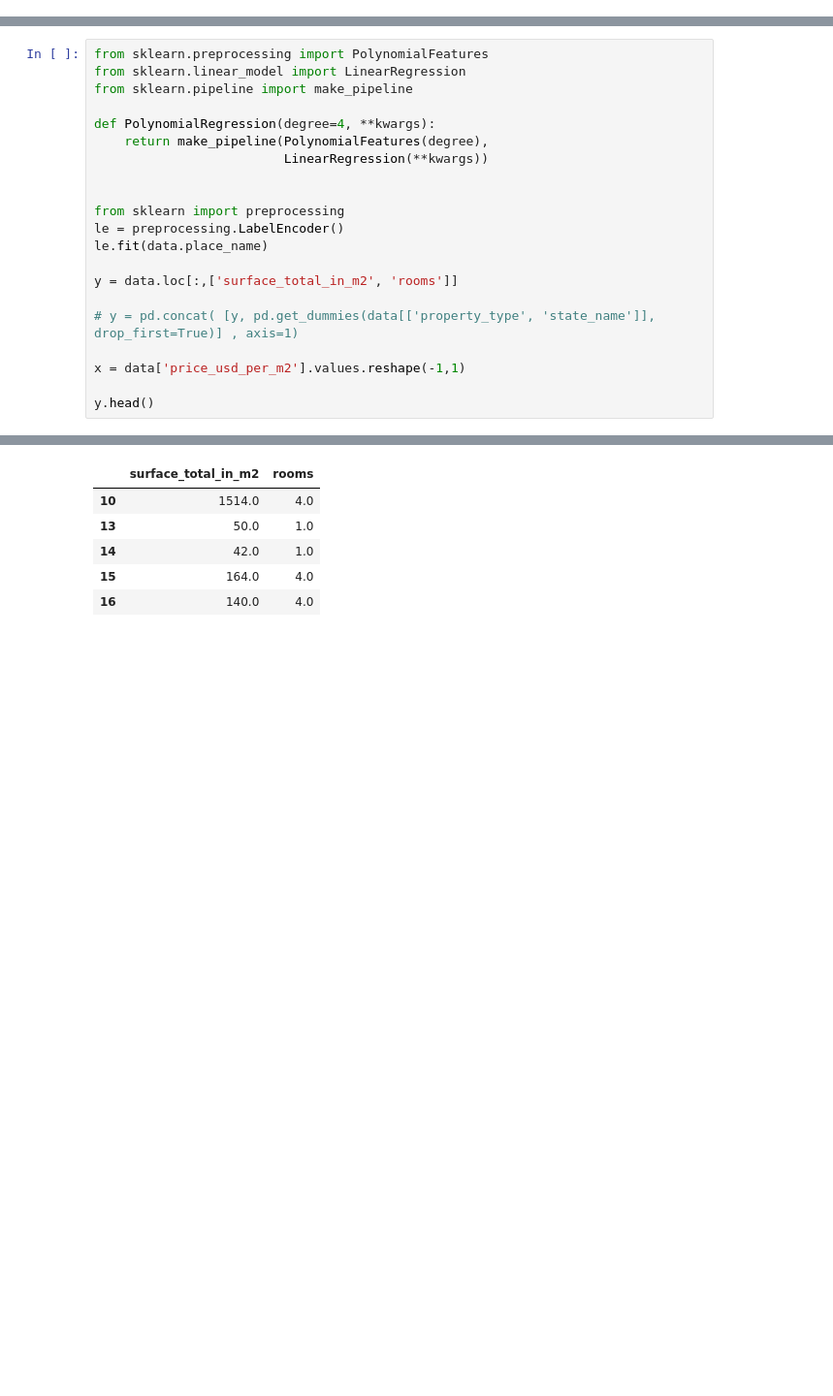
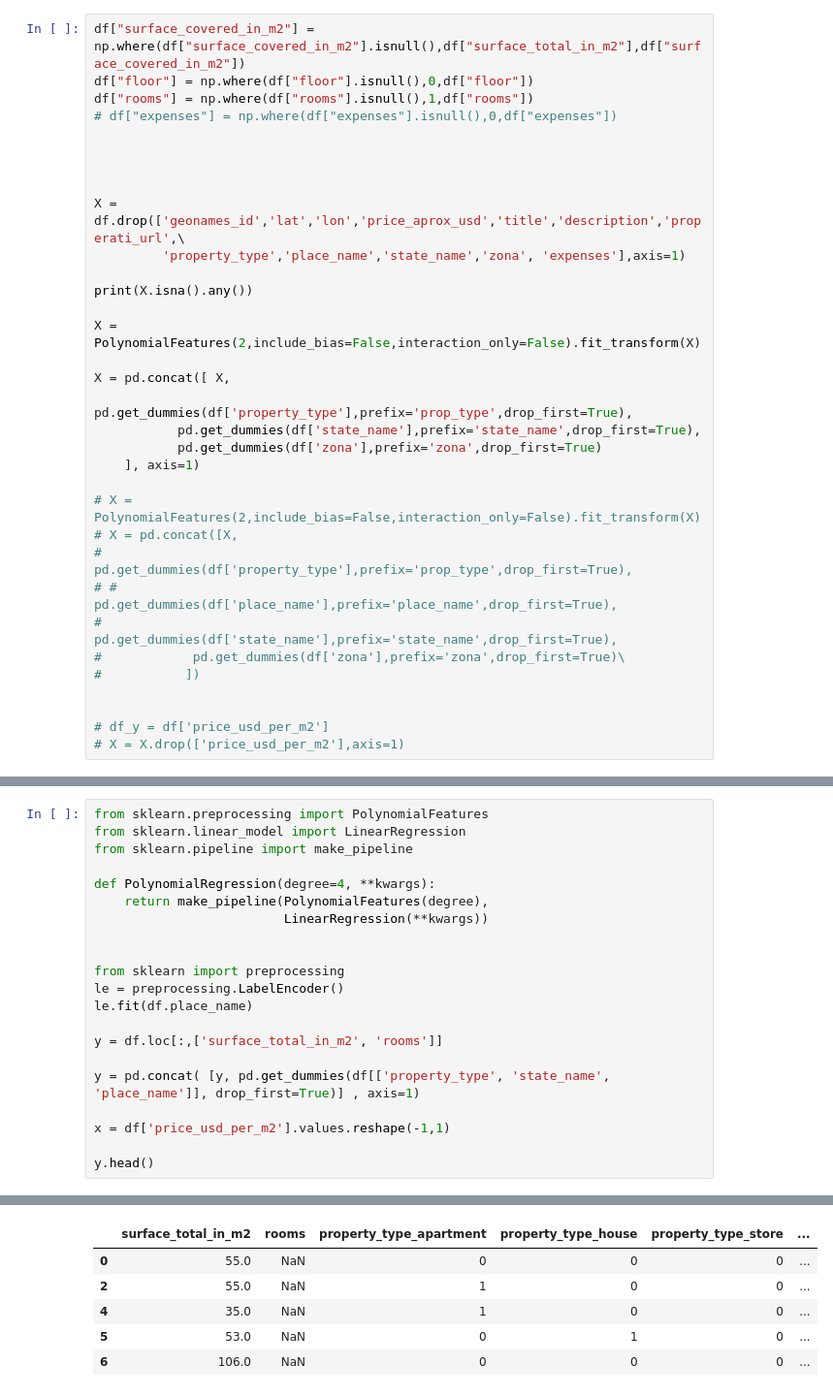
Before and after one commit to matiasngf/DH_proyecto_1, a Jupyter notebook: ExploracionRegresion.ipynb, the cells around one changed output, grey strips where cells are left out. Shown at 97% size. Drawn from its saved outputs; the diff is of its cells as text; blank space fills up the shorter version.

```diff
--- a/ExploracionRegresion.ipynb
+++ b/ExploracionRegresion.ipynb
@@ -114,0 +207,33 @@ len(df)
+# %%
+df["surface_covered_in_m2"] = np.where(df["surface_covered_in_m2"].isnull(),df["surface_total_in_m2"],df["surface_covered_in_m2"])
+df["floor"] = np.where(df["floor"].isnull(),0,df["floor"])
+df["rooms"] = np.where(df["rooms"].isnull(),1,df["rooms"])
+# df["expenses"] = np.where(df["expenses"].isnull(),0,df["expenses"])
+
+
+
+
+X = df.drop(['geonames_id','lat','lon','price_aprox_usd','title','description','properati_url',\
+         'property_type','place_name','state_name','zona', 'expenses'],axis=1)
+
+print(X.isna().any())
+
+X = PolynomialFeatures(2,include_bias=False,interaction_only=False).fit_transform(X)
+
+X = pd.concat([ X,
+           pd.get_dummies(df['property_type'],prefix='prop_type',drop_first=True),
+           pd.get_dummies(df['state_name'],prefix='state_name',drop_first=True),
+           pd.get_dummies(df['zona'],prefix='zona',drop_first=True)
+    ], axis=1)
+
+# X = PolynomialFeatures(2,include_bias=False,interaction_only=False).fit_transform(X)
+# X = pd.concat([X,
+#            pd.get_dummies(df['property_type'],prefix='prop_type',drop_first=True),
+# #            pd.get_dummies(df['place_name'],prefix='place_name',drop_first=True),
+#            pd.get_dummies(df['state_name'],prefix='state_name',drop_first=True),
+#            pd.get_dummies(df['zona'],prefix='zona',drop_first=True)\
+#           ])
+
+
+# df_y = df['price_usd_per_m2']
+# X = X.drop(['price_usd_per_m2'],axis=1)
@@ -141,13 +293,13 @@ def PolynomialRegression(degree=4, **kwargs):
 
 from sklearn import preprocessing
 le = preprocessing.LabelEncoder()
-le.fit(data.place_name)
+le.fit(df.place_name)
 
-y = data.loc[:,['surface_total_in_m2', 'rooms']]
+y = df.loc[:,['surface_total_in_m2', 'rooms']]
 
-# y = pd.concat( [y, pd.get_dummies(data[['property_type', 'state_name']], drop_first=True)] , axis=1)
+y = pd.concat( [y, pd.get_dummies(df[['property_type', 'state_name', 'place_name']], drop_first=True)] , axis=1)
 
-x = data['price_usd_per_m2'].values.reshape(-1,1)
+x = df['price_usd_per_m2'].values.reshape(-1,1)
 
 y.head()
 # %% [output]
@@ -154,6 +312,6 @@ y.head()
-|  | surface_total_in_m2 | rooms |
-| 10 | 1514.0 | 4.0 |
-| 13 | 50.0 | 1.0 |
-| 14 | 42.0 | 1.0 |
-| 15 | 164.0 | 4.0 |
-| 16 | 140.0 | 4.0 |
+|  | surface_total_in_m2 | rooms | property_type_apartment | property_type_house | property_type_store | ... |
+| 0 | 55.0 | NaN | 0 | 0 | 0 | ... |
+| 2 | 55.0 | NaN | 1 | 0 | 0 | ... |
+| 4 | 35.0 | NaN | 1 | 0 | 0 | ... |
+| 5 | 53.0 | NaN | 0 | 1 | 0 | ... |
+| 6 | 106.0 | NaN | 0 | 0 | 0 | ... |
```
Also changed, not shown: parts of 19 cells of this notebook.
